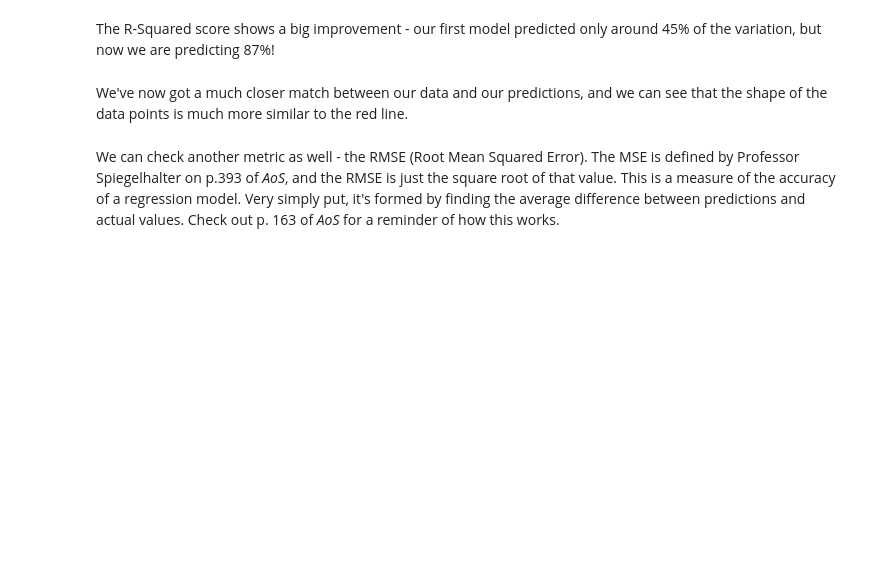
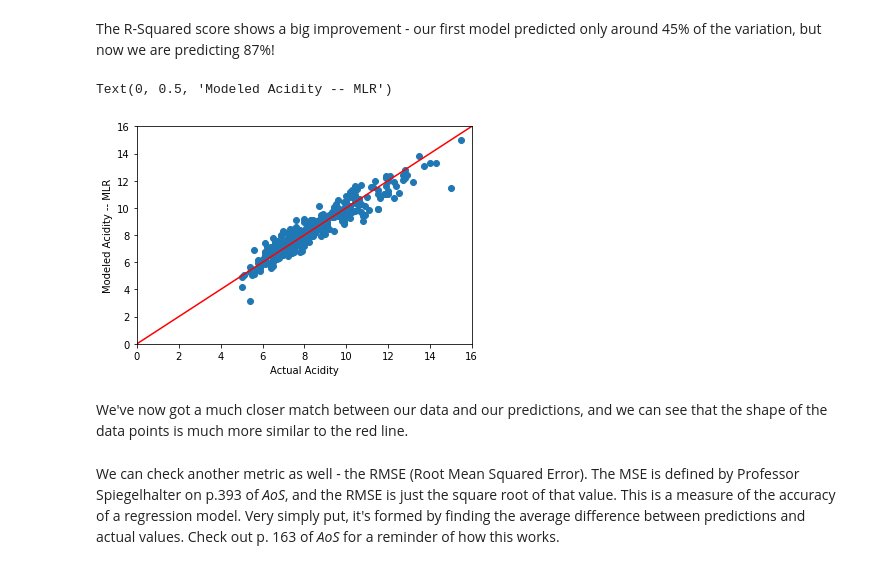
Before and after one commit to Khalif81/RedWinePrediction, a Jupyter notebook: Springboard Regression Case Study - the Red Wine Dataset - Tier 3_KhalifOliver.ipynb, the cells around one changed output. Saved outputs shown, nothing was run; the diff lists cells and outputs as text; code cells hidden in the pictures; blank space fills up the shorter version.

```diff
--- a/Springboard Regression Case Study - the Red Wine Dataset - Tier 3_KhalifOliver.ipynb
+++ b/Springboard Regression Case Study - the Red Wine Dataset - Tier 3_KhalifOliver.ipynb
@@ -378,11 +433,17 @@ Remember, as Professor Spiegelhalter explains on p.132 of *AoS*, including more
 # Create test and train datasets
 # This is again very similar, but now we include more columns in the predictors
 # Include all columns from data in the explanatory variables X except fixed.acidity and quality (which was an integer)
-_ _ _
+X= df[[ 'volatile.acidity', 'citric.acid', 'residual.sugar',
+       'chlorides', 'free.sulfur.dioxide', 'total.sulfur.dioxide', 'density',
+       'pH', 'sulphates', 'alcohol']]
+
+y=df[['fixed.acidity']]
+
 
 # Create constants for X, so the model knows its bounds
-_ _ _
+X=sm.add_constant(X)
 
 
 # Split the data
-_ _ _
+X_train, X_test, y_train, y_test = train_test_split(X, y, test_size=0.25, random_state=42)
+[k.shape for k in [X_train, X_test, y_train, y_test] ]
@@ -389,9 +452,9 @@ _ _ _
 # %%
 # We can use almost identical code to create the third model, because it is the same algorithm, just different inputs
 # Create the model
-_ _ _
+mlr_model = sm.OLS(y, X)
 
-# Fit the model
-_ _ _
+# Fit the model with fit()
+mlr_results = mlr_model.fit()
 # %%
 # Evaluate the model
@@ -400,17 +494,26 @@ _ _ _
 The R-Squared score shows a big improvement - our first model predicted only around 45% of the variation, but now we are predicting 87%!
 # %%
 # Use our new model to make predictions
-_ _ _
+y_pred=mlr_results.predict(X_test)
 # %%
 # Plot the predictions
 # Build a scatterplot
-_ _ _
+plt.scatter(y_test, y_pred);
+
+
+limits =  [0, 16]
+plt.xlim(limits)
+plt.ylim(limits)
 
 # Add a line for perfect correlation
-_ _ _
+plt.plot( [0,16], [0,16], 'r')
 
 # Label it nicely
-_ _ _
+plt.xlabel('Actual Acidity')
+plt.ylabel('Modeled Acidity -- MLR')
+# %% [output]
+Text(0, 0.5, 'Modeled Acidity -- MLR')
+[figure, added]
 # %% [markdown]
 We've now got a much closer match between our data and our predictions, and we can see that the shape of the data points is much more similar to the red line.
 # %% [markdown]
```
Also changed, not shown: parts of 18 cells of this notebook.
